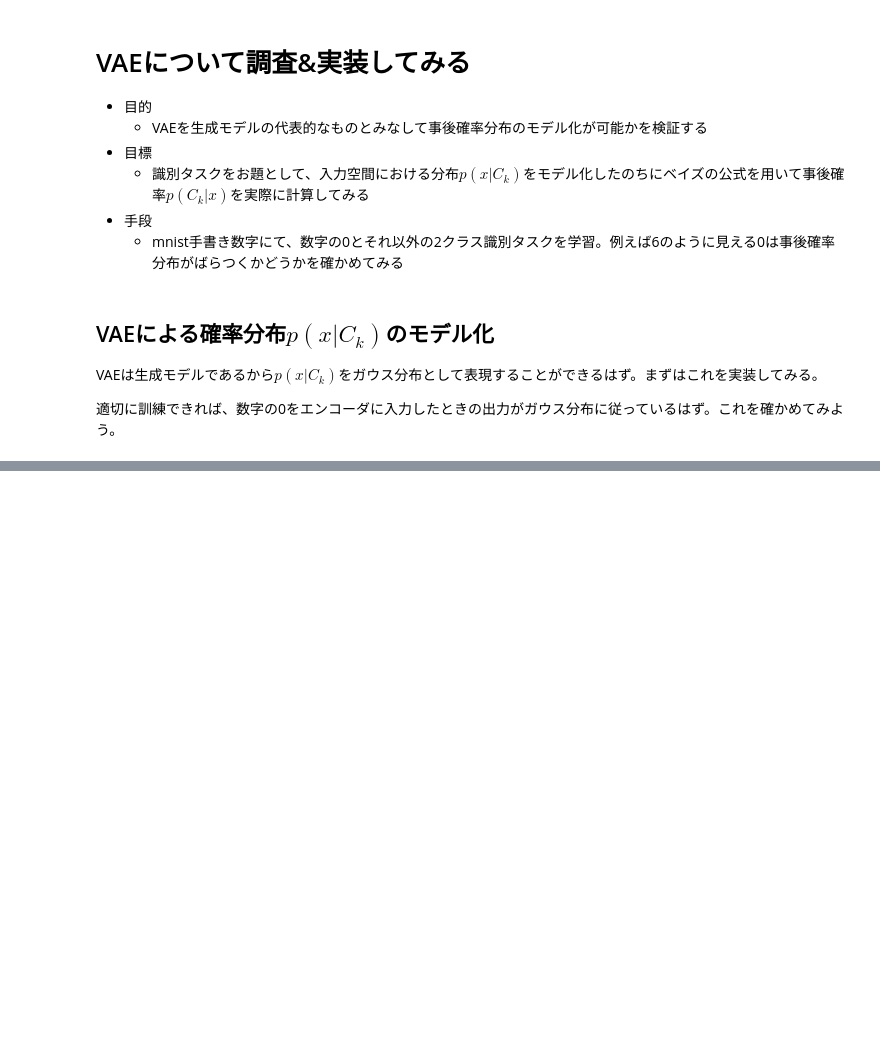
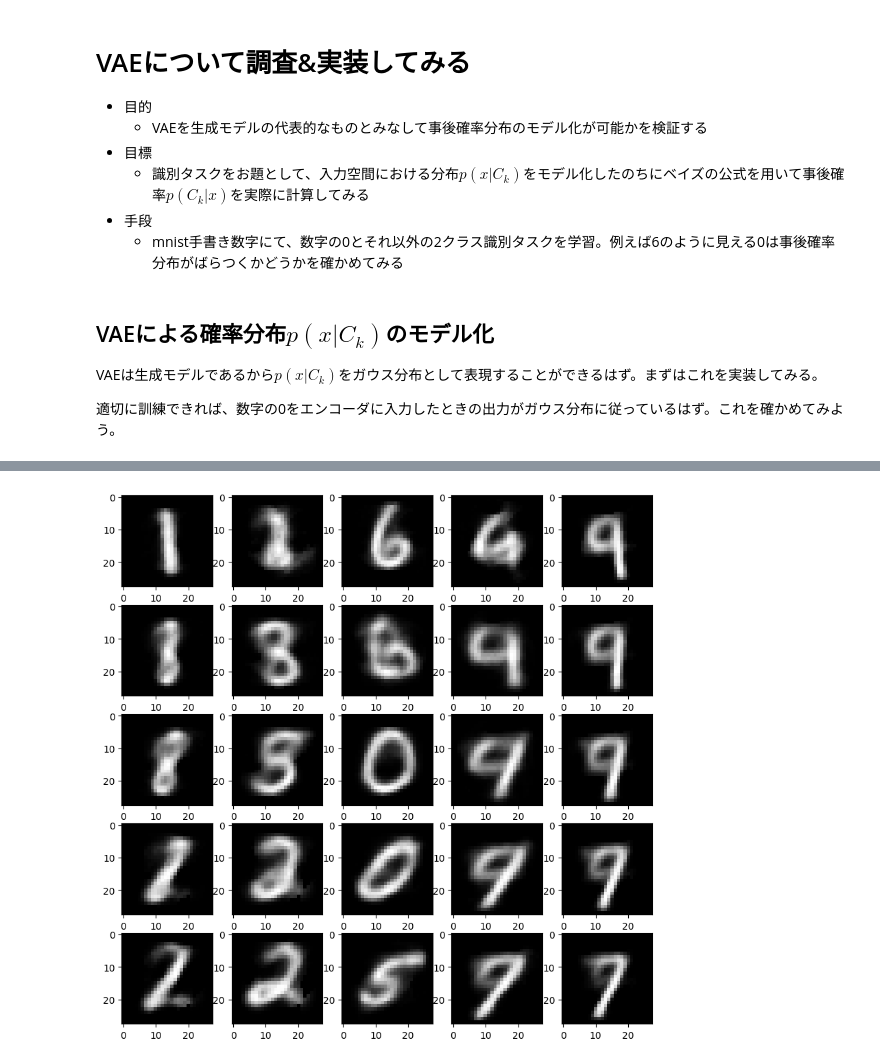
Before and after one commit to mdwl23/vae_study, a Jupyter notebook: note01.ipynb, the cells around one changed output, grey strips where cells are left out. Saved outputs shown, nothing was run; the diff lists cells and outputs as text; code cells hidden in the pictures; blank space fills up the shorter version.

```diff
--- a/note01.ipynb
+++ b/note01.ipynb
@@ -41,0 +43,7 @@ import matplotlib.pyplot as plt
+# %%
+image_size = x_train.shape[1]
+original_dim = image_size * image_size
+x_train = np.reshape(x_train, [-1, original_dim])
+x_test = np.reshape(x_test, [-1, original_dim])
+x_train = x_train.astype('float32') / 255
+x_test = x_test.astype('float32') / 255
@@ -41,0 +143,5 @@ import matplotlib.pyplot as plt
+# %%
+list_generated_image = []
+for i in data:
+    # print(i.reshape(1,2).shape)
+    list_generated_image.append(decoder.predict(i.reshape(1,2)))
@@ -41,0 +166,12 @@ import matplotlib.pyplot as plt
+# %%
+import matplotlib.pyplot as plt
+
+fig, axs = plt.subplots(5, 5, figsize=(10, 10))
+cnt=0
+for i in range(5):
+    for j in range(5):
+        axs[i, j].imshow(list_generated_image[cnt].reshape(28,28), cmap="gray")
+        cnt+=1
+plt.show()
+# %% [output]
+[figure, added]
```
Also changed, not shown: parts of 9 cells of this notebook.
